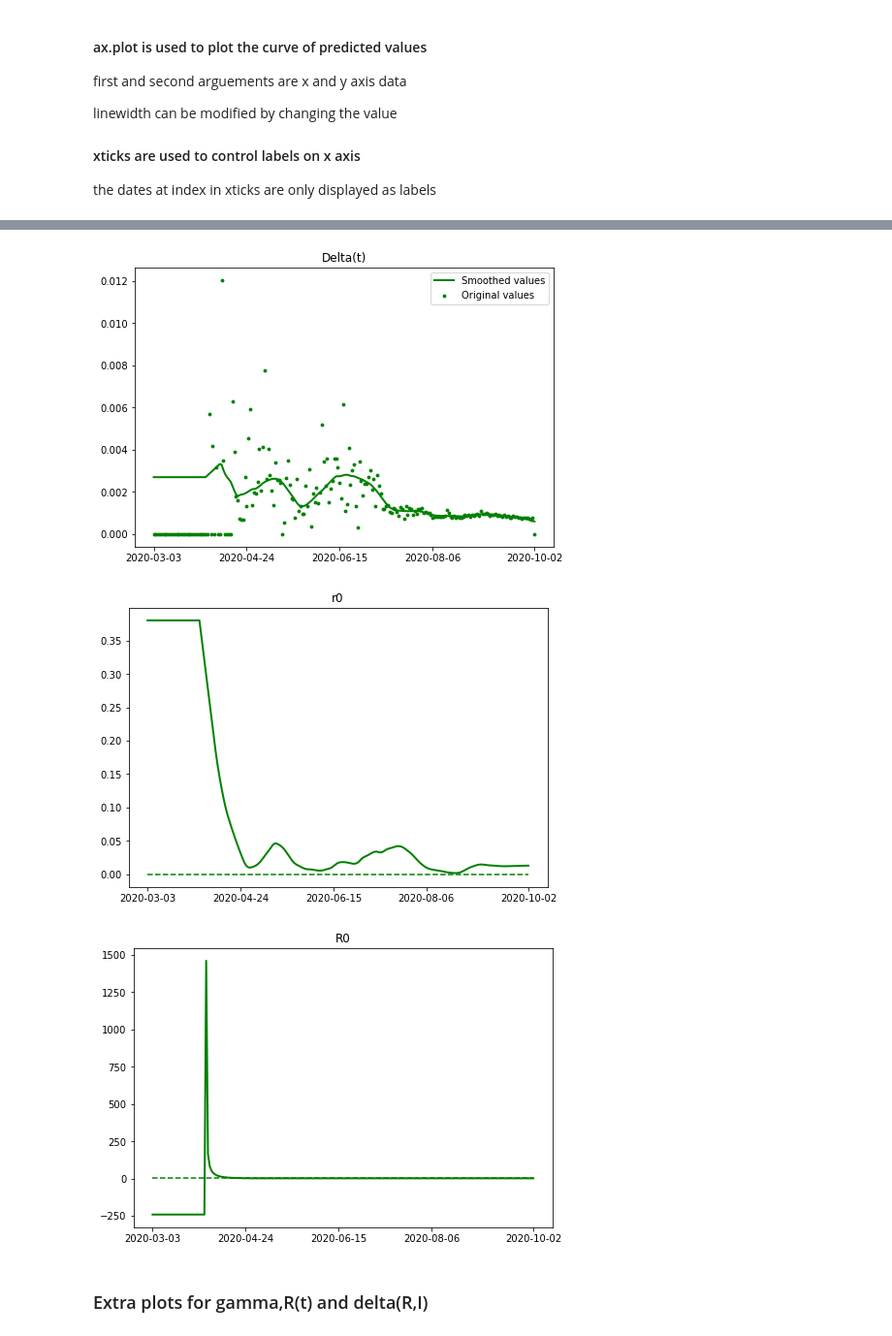
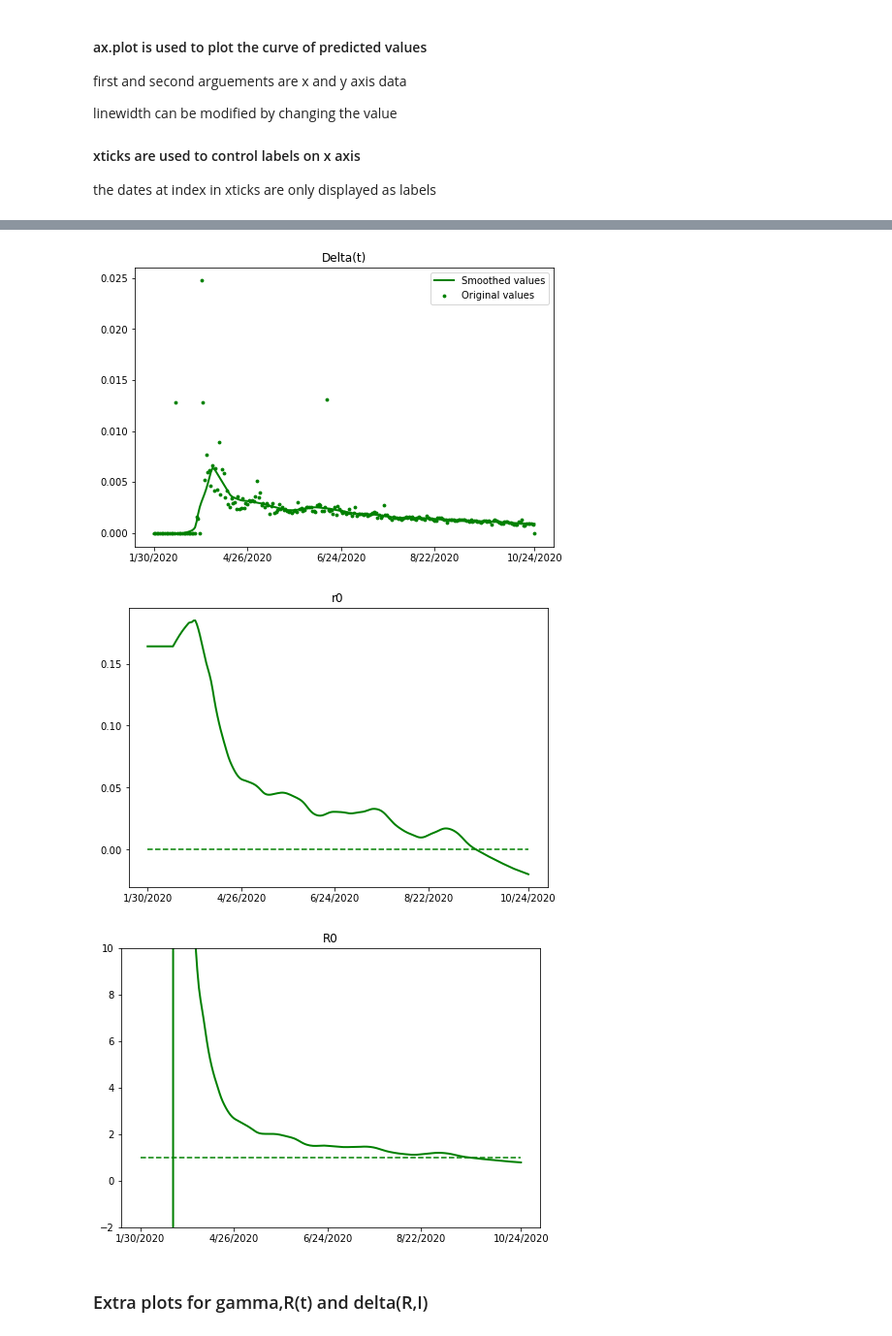
Before and after one commit to AditSoni/SIRD_Python_implementation, a Jupyter notebook: code.ipynb, the cells around one changed output, grey strips where cells are left out. Shown at 97% size. Cells and saved outputs as stored; diff of their text form; code cells hidden in the pictures.

Commit message:
updated Code and dataset

```diff
--- a/code.ipynb
+++ b/code.ipynb
@@ -30,7 +30,9 @@ Names of available States
+# %%
+names = ['Kerala', 'India', 'Delhi', 'Telangana', 'Rajasthan', 'Haryana', 'Uttar Pradesh', 'Ladakh', 'Tamil Nadu', 'Jammu and Kashmir', 'Karnataka', 'Maharashtra', 'Punjab', 'Andhra Pradesh', 'Himachal Pradesh', 'Uttarakhand', 'Odisha', 'Puducherry', 'West Bengal', 'Chandigarh', 'Chhattisgarh', 'Gujarat', 'Madhya Pradesh', 'Bihar', 'Manipur', 'Goa', 'Mizoram', 'Andaman and Nicobar Islands', 'Assam', 'Jharkhand', 'Arunachal Pradesh', 'Nagaland', 'Tripura', 'Dadra and Nagar Haveli and Daman and Diu', 'Meghalaya', 'Sikkim']
 # %%
 # Storing population of state
-state='Rajasthan' #change the country/state/district/city according to what name it
-              # has in the dataset
+state=names[1] # select the state index from the list above
+
 #grabbing out the population of the state from pupulation census data
 if state=='India':
     N = df_pop['Population'].sum()
@@ -144,7 +146,8 @@ for i in range(len(df_state['Confirmed'])):
     cases = df_state['Confirmed'][i]
     if cases > 100:
         cases = i
-        print('The total Confirmed cases exceed 100 for {0} at index '.format(state),cases)
+        print('The total Confirmed cases exceed \
+100 for {0} at index {1} on {2} '.format(state,cases,df_state['Date'][cases]))
         break
 else:
     print('Confirmed Cases dont exceed 100')
@@ -493,7 +506,7 @@ ax.legend(loc=0)
 plt.savefig('graphs//{0}//Delta.jpg'.format(state),bbox_inches='tight',dpi=200)
 plt.show()
 # %% [output]
-[figure, old version]
+[figure, new version]
 # %%
 #r0
 fig = plt.figure()
@@ -506,21 +519,22 @@ ax.set_title('r0')
 plt.savefig('graphs//{0}//r0.jpg'.format(state),bbox_inches='tight',dpi=200)
 plt.show()
 # %% [output]
-[figure, old version]
+[figure, new version]
 # %%
 #R0
 fig = plt.figure()
 ax = fig.add_axes([0,0,1,1])
 
 ax.plot(df_state['Date'],[1]*len(df_smooth['R0']),'--g')
 ax.plot(df_state['Date'],df_smooth['R0'],linewidth=2,c='g')
 ax.set_xticks(xticks)
 ax.set_title('R0')
-#plt.axis([0,None,-2,10])
+#plt.axis([xmin,xmax,ymin,ymax])
+plt.axis([None,None,-2,10])
 plt.savefig('graphs//{0}//R_0.jpg'.format(state),bbox_inches='tight',dpi=200)
 plt.show()
 # %% [output]
-[figure, old version]
+[figure, new version]
 # %% [markdown]
 ### Extra plots for gamma,R(t) and delta(R,I)
 # %%
```
Also changed, not shown: parts of 27 cells of this notebook, 1 other file.
